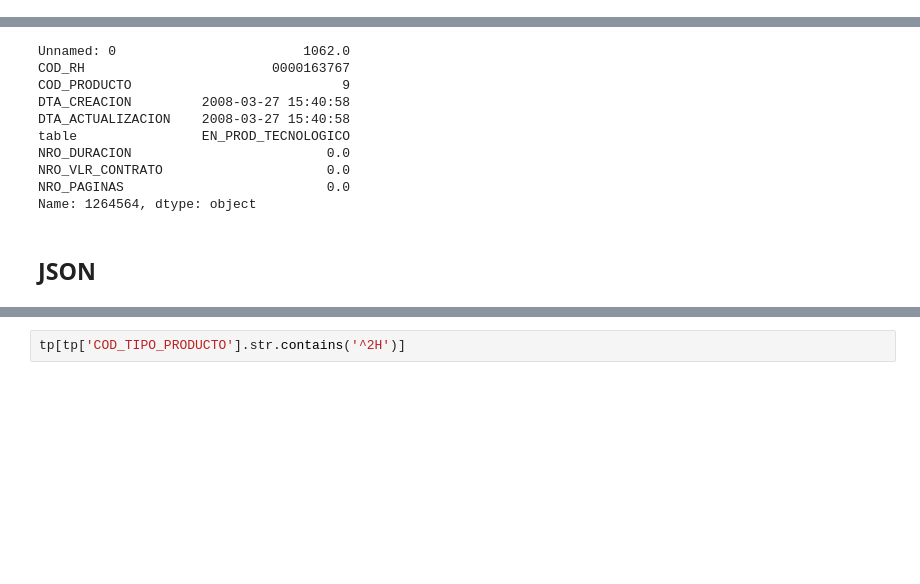
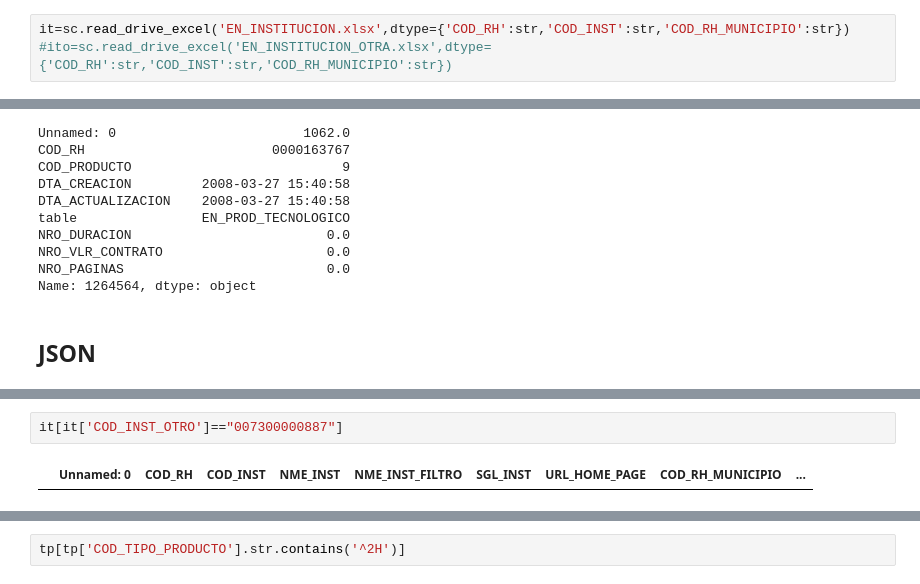
Before and after one commit to colav-playground/scienti, a Jupyter notebook: Scienti_UDEA.ipynb, the cells around one changed output, grey strips where cells are left out. Saved outputs shown, nothing was run; the diff lists cells and outputs as text; blank space fills up the shorter version.

```diff
--- a/Scienti_UDEA.ipynb
+++ b/Scienti_UDEA.ipynb
@@ -71,0 +78,3 @@ pa=sc.read_drive_excel('EN_PROD_AUDIOVISUAL.xlsx')
+# %%
+it=sc.read_drive_excel('EN_INSTITUCION.xlsx',dtype={'COD_RH':str,'COD_INST':str,'COD_RH_MUNICIPIO':str})
+#ito=sc.read_drive_excel('EN_INSTITUCION_OTRA.xlsx',dtype={'COD_RH':str,'COD_INST':str,'COD_RH_MUNICIPIO':str})
@@ -339,0 +380,4 @@ Name: 117294, dtype: object
+# %%
+it[it['COD_INST_OTRO']=="007300000887"]
+# %% [output]
+|  | Unnamed: 0 | COD_RH | COD_INST | NME_INST | NME_INST_FILTRO | SGL_INST | URL_HOME_PAGE | COD_RH_MUNICIPIO | ... |
```
Also changed, not shown: parts of 29 cells of this notebook.
